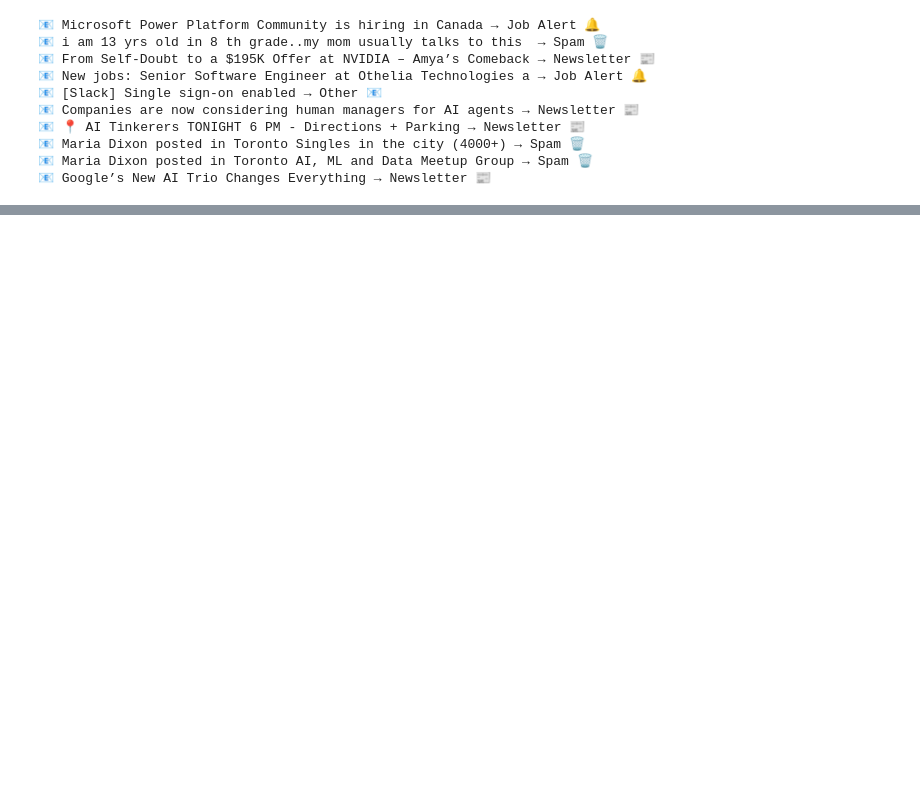
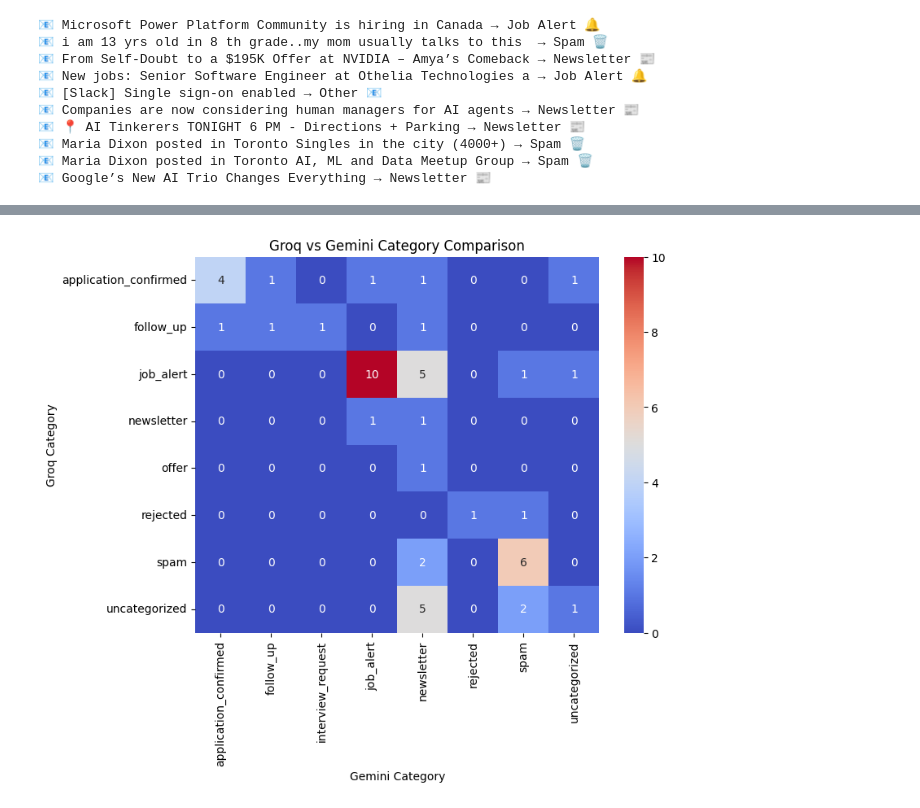
Before and after one commit to abhi526691/Email-Agent, a Jupyter notebook: Notebooks/llm_prototype.ipynb, the cells around one changed output, grey strips where cells are left out. Cells and saved outputs as stored; diff of their text form; code cells hidden in the pictures; blank space fills up the shorter version.

```diff
--- a/Notebooks/llm_prototype.ipynb
+++ b/Notebooks/llm_prototype.ipynb
@@ -590,0 +1006,11 @@ categorized_emails = categorizer.categorize(emails)
+# %%
+# 3️⃣ Cross-tab to see category-wise mismatches
+cross_tab = pd.crosstab(df['groq_category'], df['gemini_category'])
+plt.figure(figsize=(8,6))
+sns.heatmap(cross_tab, annot=True, fmt='d', cmap='coolwarm')
+plt.title("Groq vs Gemini Category Comparison")
+plt.xlabel("Gemini Category")
+plt.ylabel("Groq Category")
+plt.show()
+# %% [output]
+[figure, added]
```
Also changed, not shown: parts of 14 cells of this notebook, 1 other file.
